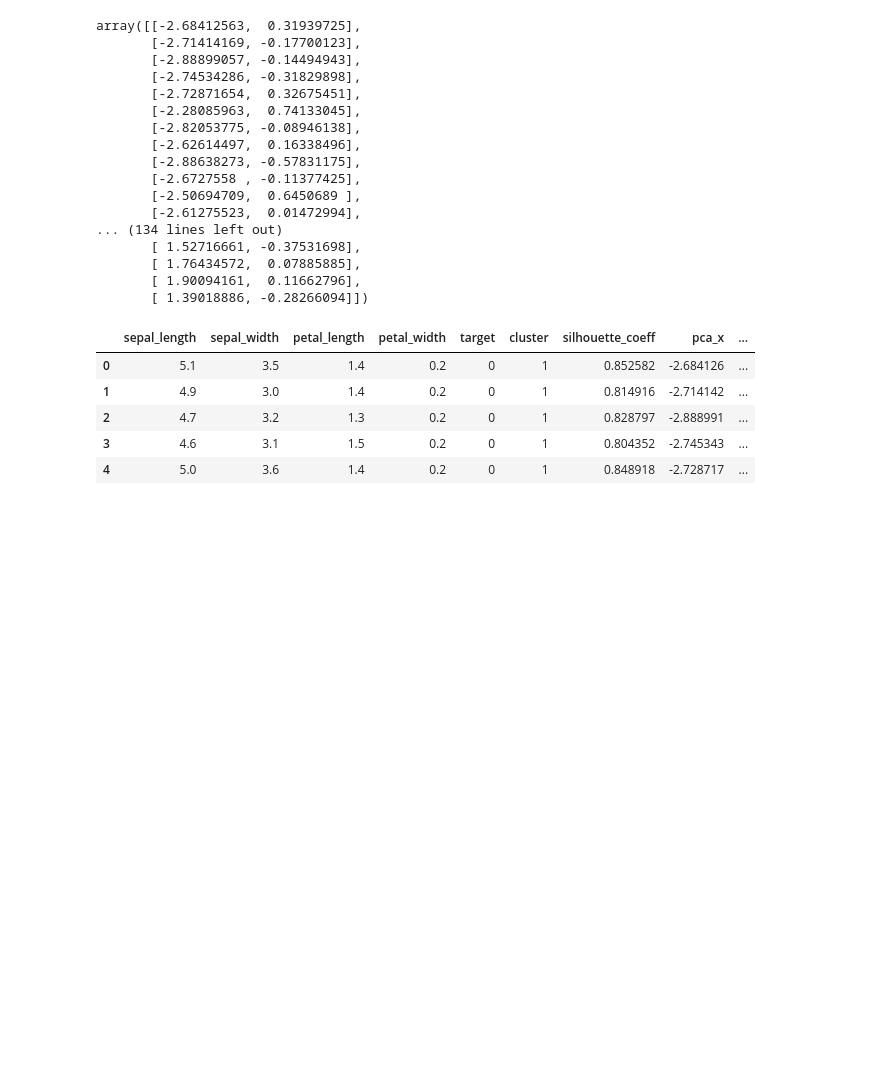
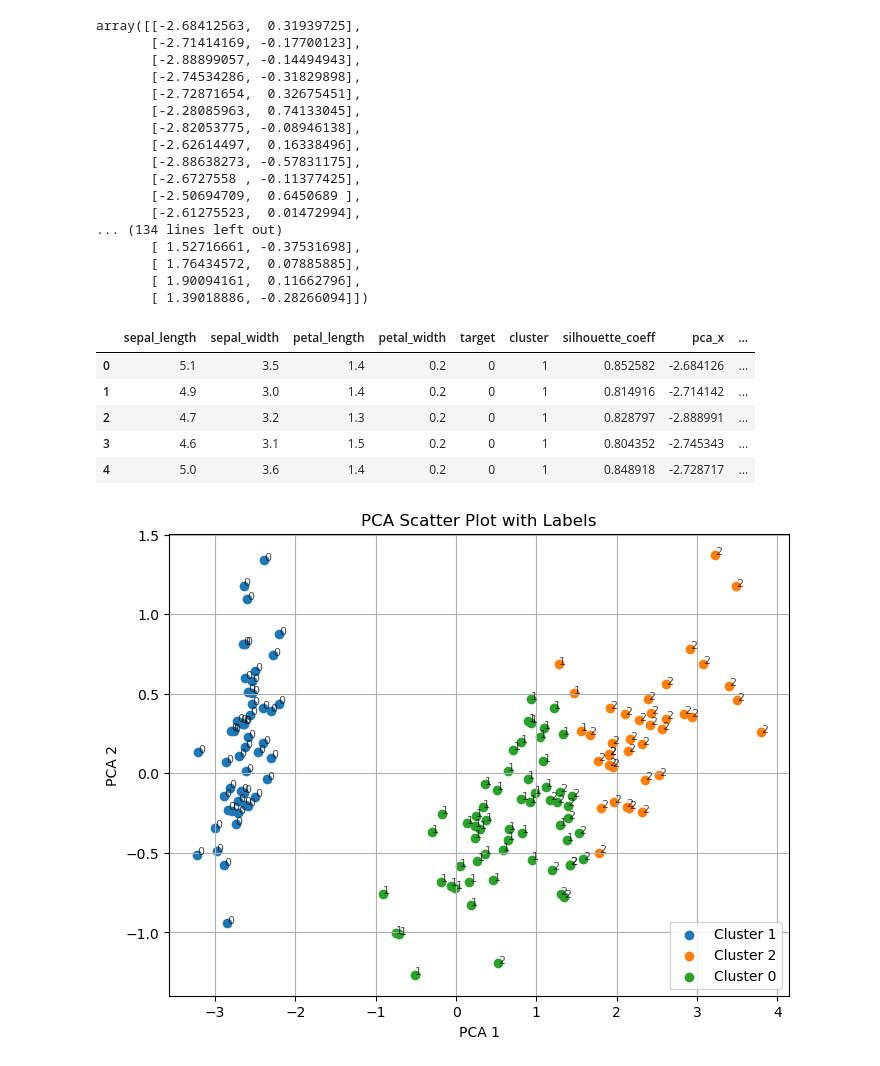
Before and after one commit to chanho0215/hipython, a Jupyter notebook: ml/8_KMeans.ipynb, the cells around one changed output. Cells and saved outputs as stored; diff of their text form; code cells hidden in the pictures; blank space fills up the shorter version.

```diff
--- a/ml/8_KMeans.ipynb
+++ b/ml/8_KMeans.ipynb
@@ -184,3 +184,29 @@ iris_df.head()
 | 2 | 4.7 | 3.2 | 1.3 | 0.2 | 0 | 1 | 0.828797 | -2.888991 | ... |
 | 3 | 4.6 | 3.1 | 1.5 | 0.2 | 0 | 1 | 0.804352 | -2.745343 | ... |
 | 4 | 5.0 | 3.6 | 1.4 | 0.2 | 0 | 1 | 0.848918 | -2.728717 | ... |
+# %%
+import matplotlib.pyplot as plt
+
+plt.figure(figsize=(8,6))
+
+# cluster별로 산점도 그리기
+for c in iris_df['cluster'].unique():
+    subset = iris_df[iris_df['cluster'] == c]
+    plt.scatter(subset['pca_x'], subset['pca_y'], label=f'Cluster {c}')
+
+# 각 점에 라벨(target) 표시
+for i in range(len(iris_df)):
+    plt.text(iris_df['pca_x'][i],
+             iris_df['pca_y'][i],
+             str(iris_df['target'][i]),
+             fontsize=8,
+             alpha=0.7)
+
+plt.xlabel('PCA 1')
+plt.ylabel('PCA 2')
+plt.title('PCA Scatter Plot with Labels')
+plt.legend()
+plt.grid(True)
+plt.show()
+# %% [output]
+[figure, added]
```
